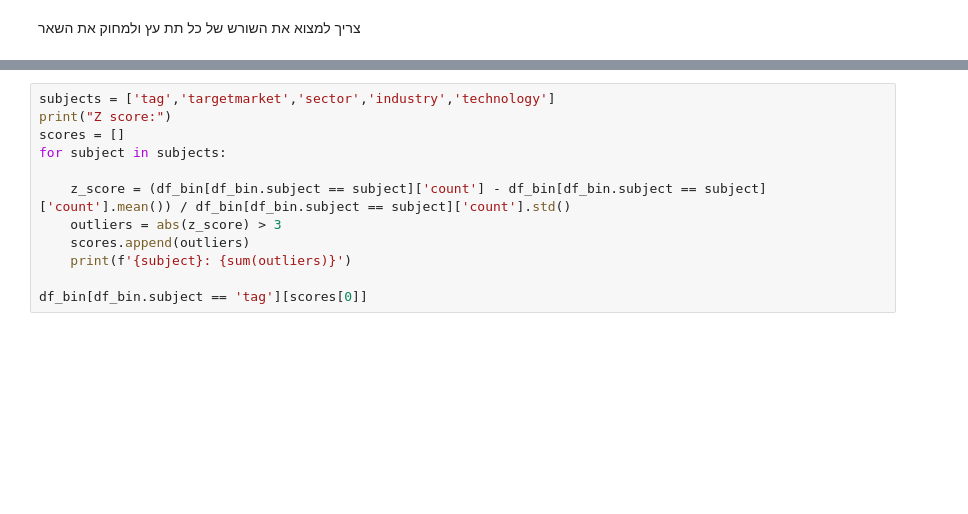
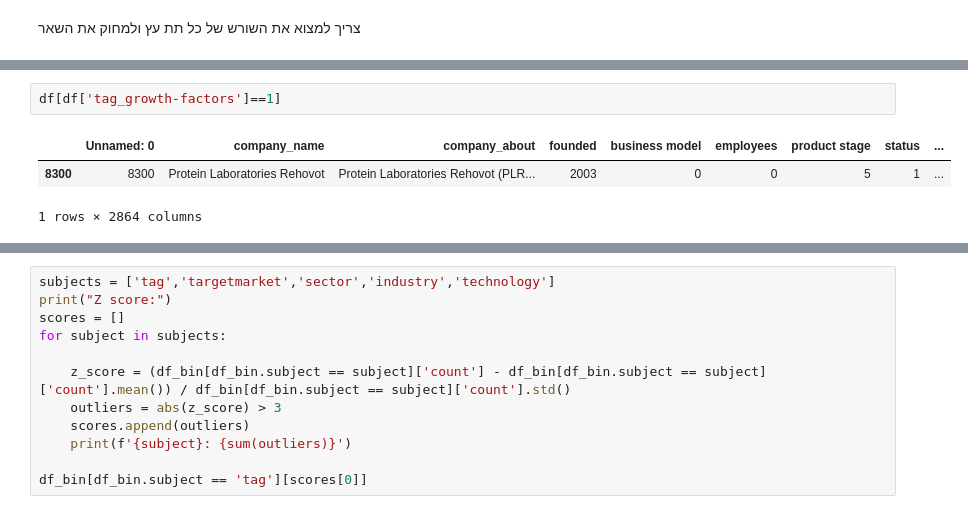
Before and after one commit to matanini/startup_classifier, a Jupyter notebook: reduce_cols.ipynb, the cells around one changed output, grey strips where cells are left out. Saved outputs shown, nothing was run; the diff lists cells and outputs as text; blank space fills up the shorter version.

```diff
--- a/reduce_cols.ipynb
+++ b/reduce_cols.ipynb
@@ -218,0 +205,6 @@ max
+# %%
+df[df['tag_growth-factors']==1]
+# %% [output]
+|  | Unnamed: 0 | company_name | company_about | founded | business model | employees | product stage | status | ... |
+| 8300 | 8300 | Protein Laboratories Rehovot | Protein Laboratories Rehovot (PLR... | 2003 | 0 | 0 | 5 | 1 | ... |
+1 rows × 2864 columns
```
Also changed, not shown: parts of 26 cells of this notebook.
